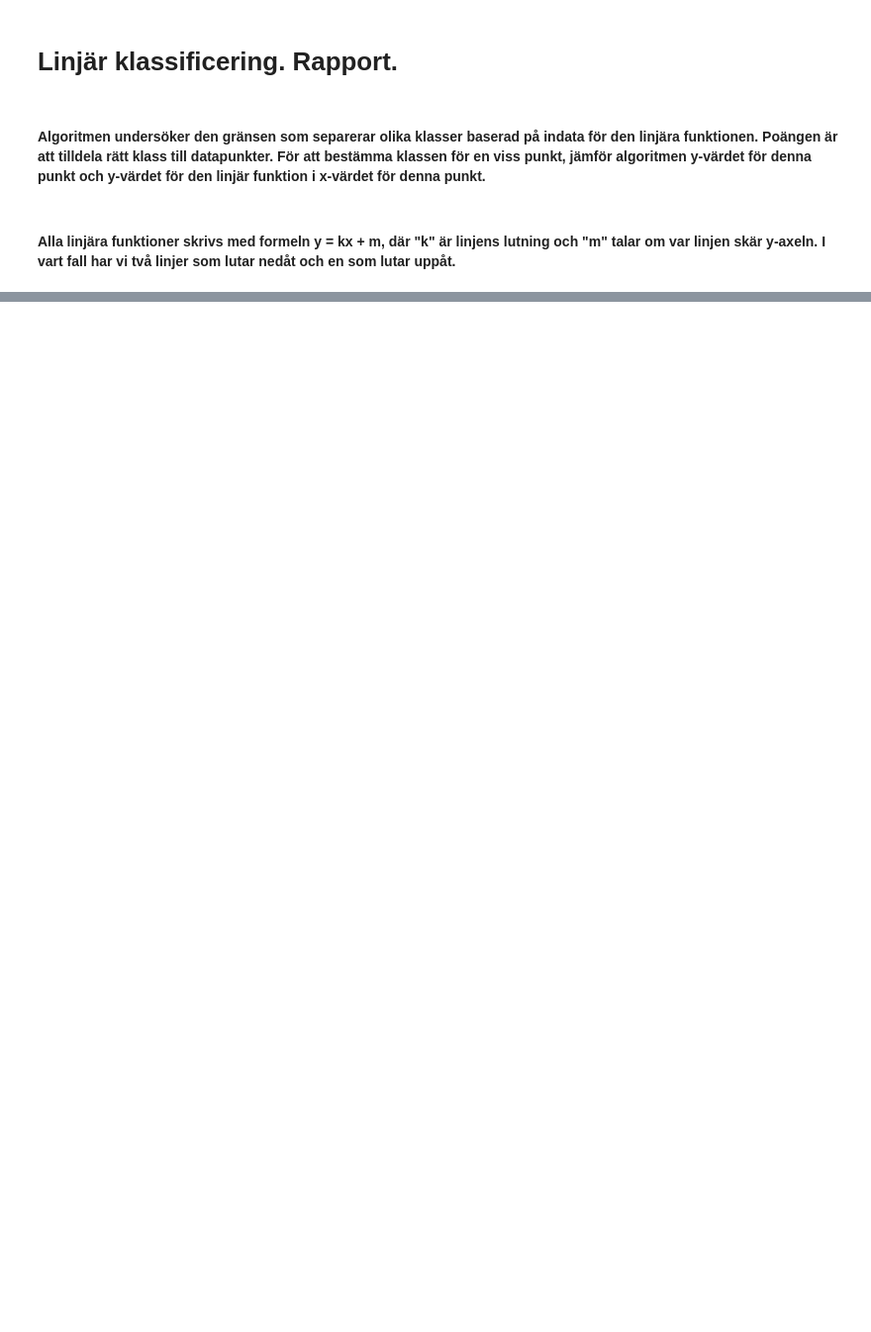
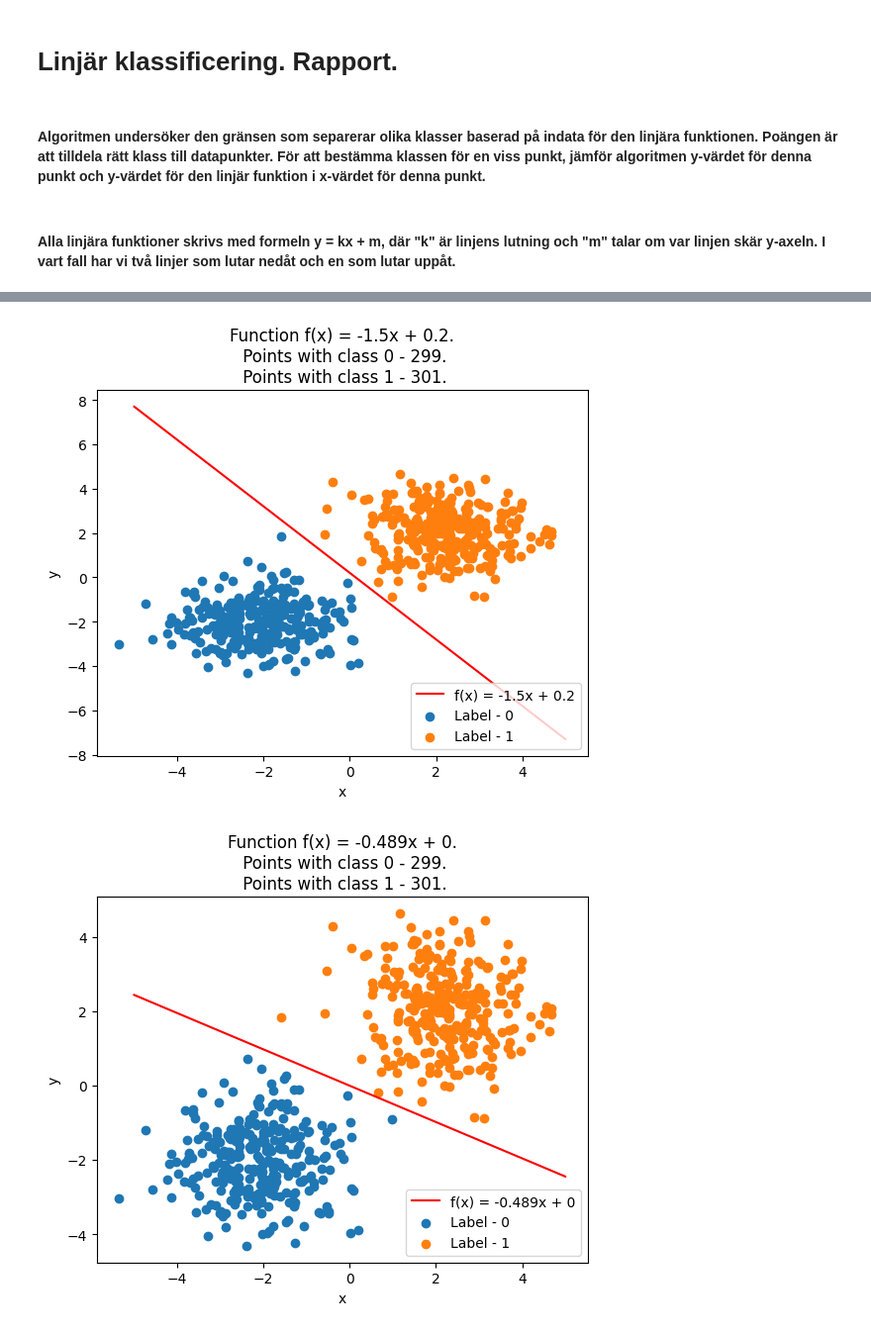
Before and after one commit to S1gge/python-programming-Siarhei-Parakhnevich, a Jupyter notebook: Labs/Labb_03/report.ipynb, the cells around one changed output, grey strips where cells are left out. Shown at 99% size. Drawn from its saved outputs; the diff is of its cells as text; code cells hidden in the pictures; blank space fills up the shorter version.

Commit message:
Labb_03. Code optimization. Classification for different linear functions.

```diff
--- a/Labs/Labb_03/report.ipynb
+++ b/Labs/Labb_03/report.ipynb
@@ -165,0 +37,44 @@ plt.show()
+# %%
+def plot (k,m,x):
+    y = [k*x+m for x in x]
+    p_class = points_classification(k,m)
+    p_class_0, p_class_1 = x_and_y_class(p_class)
+    x_class_0 = [element[0] for element in p_class_0]
+    y_class_0 = [element[1] for element in p_class_0]
+    x_class_1 = [element[0] for element in p_class_1]
+    y_class_1 = [element[1] for element in p_class_1]
+    plt.plot(x,y, 'r', label = (f"f(x) = {k}x + {m}"))
+    plt.scatter(x_class_0, y_class_0, label = "Label - 0")
+    plt.scatter(x_class_1, y_class_1, label = "Label - 1")
+    plt.title(f"Function f(x) = {k}x + {m}.\n Points with class 0 - {len(p_class_0)}.\n Points with class 1 - {len(p_class_1)}.")
+    plt.xlabel("x")
+    plt.ylabel("y")
+    plt.legend(loc=4)
+    plt.show()
+# %%
+def main():
+    x = list(range(-5,6))
+#Function f(x) = -1.5 + 0.2
+    k_f = -1.5
+    m_f = 0.2
+    plot(k_f, m_f, x)
+
+#Function t(x) = -0.489x
+    k_t = -0.489
+    m_t = 0
+    plot(k_t, m_t, x)
+
+#Function g(x) = -2x + 0.16
+    k_g = -2
+    m_g = 0.16
+    plot(k_g, m_g, x)
+#Function h(x) = 800x - 120
+    k_h = 800
+    m_h = -120
+    plot(k_h, m_h, x)
+
+if __name__=="__main__":
+    main()
+# %% [output]
+[figure, added]
+[figure, added]
```
Also changed, not shown: parts of 10 cells of this notebook, 1 other file.
